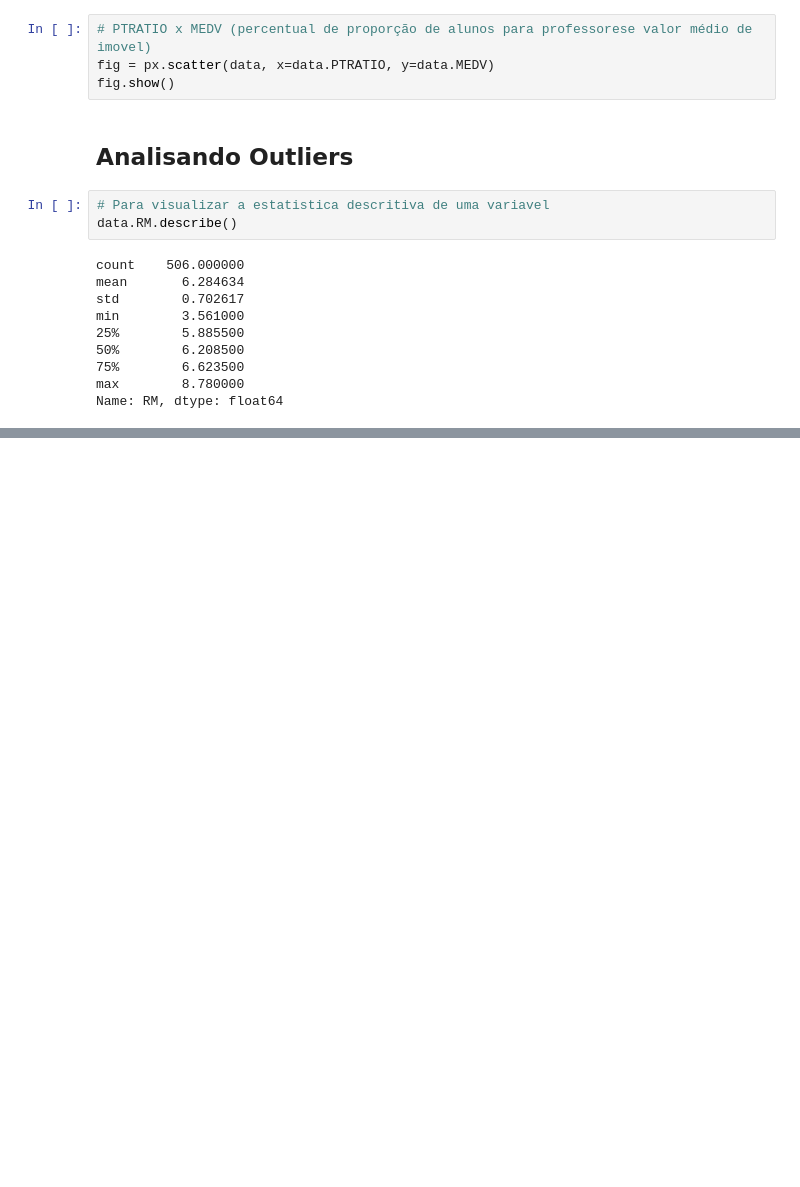
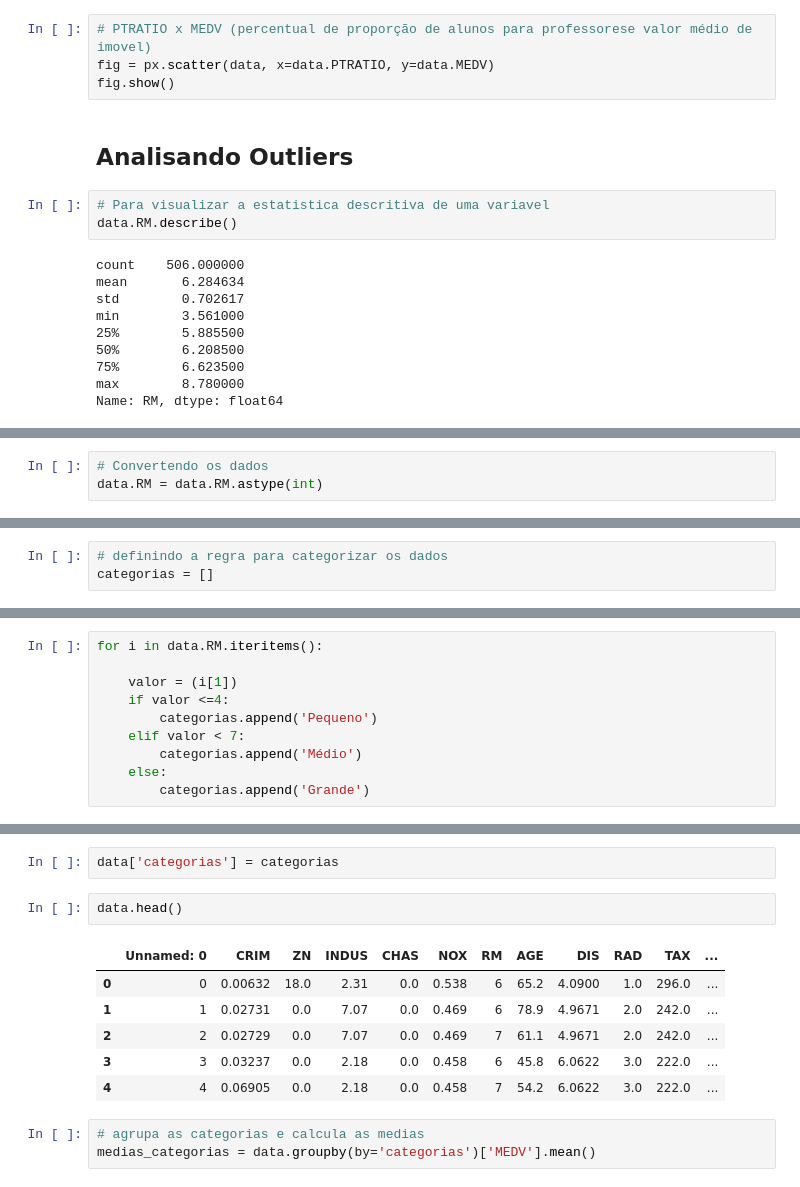
Before and after one commit to victorbertoldo/py, a Jupyter notebook: minerando/ep2.ipynb, the cells around one changed output, grey strips where cells are left out. Drawn from its saved outputs; the diff is of its cells as text; blank space fills up the shorter version.

```diff
--- a/minerando/ep2.ipynb
+++ b/minerando/ep2.ipynb
@@ -88,0 +201,3 @@ Name: RM, dtype: float64
+# %%
+# Convertendo os dados
+data.RM = data.RM.astype(int)
@@ -88,0 +224,3 @@ Name: RM, dtype: float64
+# %%
+# definindo a regra para categorizar os dados
+categorias = []
@@ -88,0 +230,10 @@ Name: RM, dtype: float64
+# %%
+for i in data.RM.iteritems():
+
+    valor = (i[1])
+    if valor <=4:
+        categorias.append('Pequeno')
+    elif valor < 7:
+        categorias.append('Médio')
+    else:
+        categorias.append('Grande')
@@ -88,0 +261,14 @@ Name: RM, dtype: float64
+# %%
+data['categorias'] = categorias
+# %%
+data.head()
+# %% [output]
+|  | Unnamed: 0 | CRIM | ZN | INDUS | CHAS | NOX | RM | AGE | DIS | RAD | TAX | ... |
+| 0 | 0 | 0.00632 | 18.0 | 2.31 | 0.0 | 0.538 | 6 | 65.2 | 4.0900 | 1.0 | 296.0 | ... |
+| 1 | 1 | 0.02731 | 0.0 | 7.07 | 0.0 | 0.469 | 6 | 78.9 | 4.9671 | 2.0 | 242.0 | ... |
+| 2 | 2 | 0.02729 | 0.0 | 7.07 | 0.0 | 0.469 | 7 | 61.1 | 4.9671 | 2.0 | 242.0 | ... |
+| 3 | 3 | 0.03237 | 0.0 | 2.18 | 0.0 | 0.458 | 6 | 45.8 | 6.0622 | 3.0 | 222.0 | ... |
+| 4 | 4 | 0.06905 | 0.0 | 2.18 | 0.0 | 0.458 | 7 | 54.2 | 6.0622 | 3.0 | 222.0 | ... |
+# %%
+# agrupa as categorias e calcula as medias
+medias_categorias = data.groupby(by='categorias')['MEDV'].mean()
```
Also changed, not shown: parts of 30 cells of this notebook, 1 other file.
